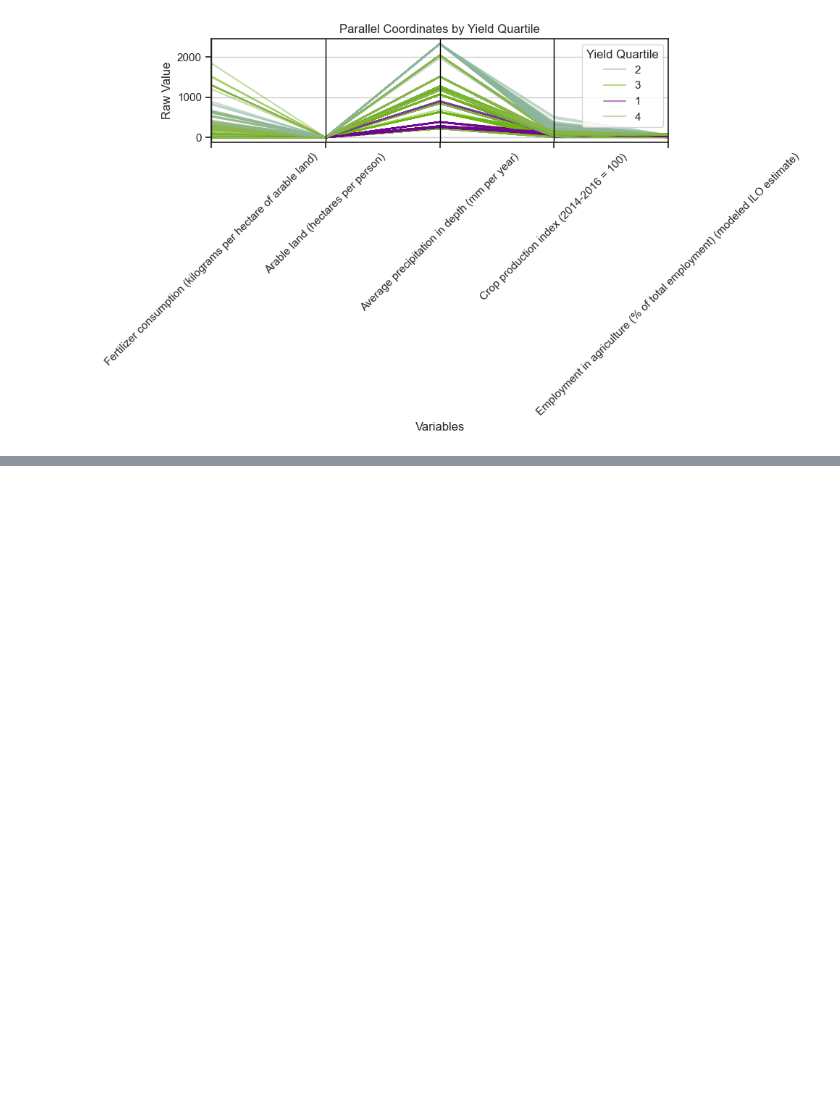
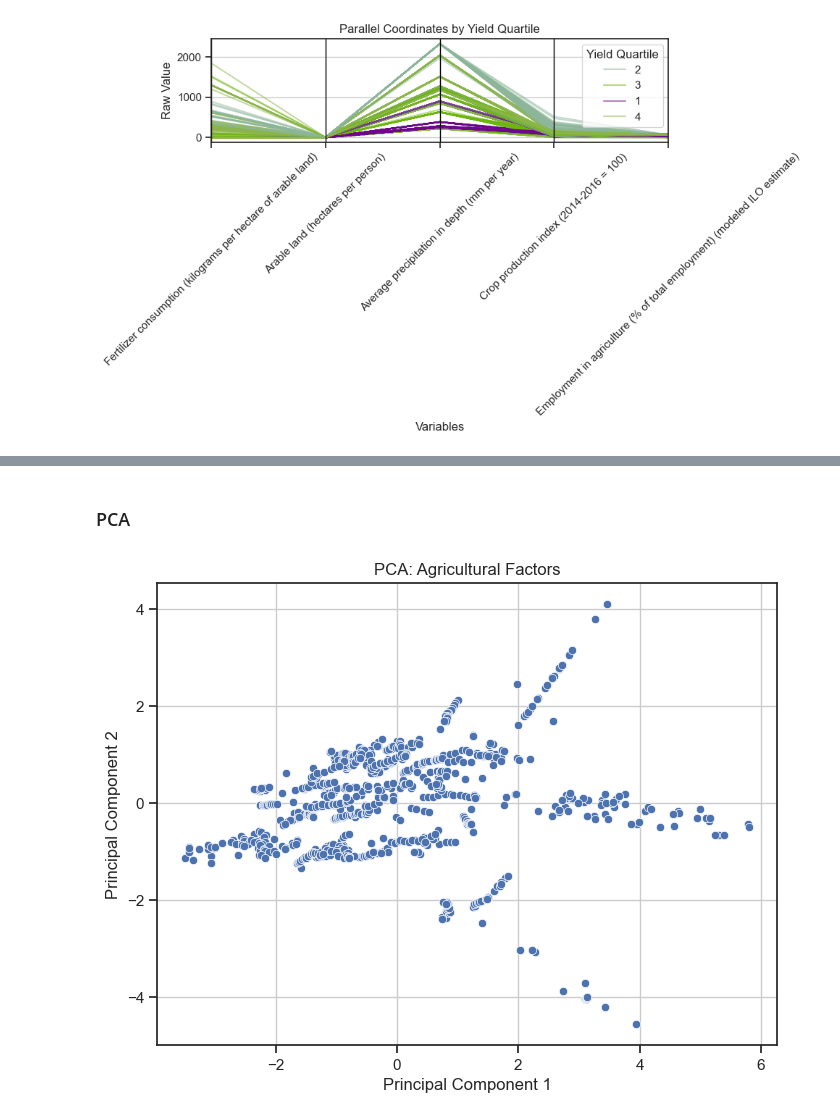
Before and after one commit to Rodgerdev/east-africa-fertilizer-project, a Jupyter notebook: east_africa_proj.ipynb, the cells around one changed output, grey strips where cells are left out. Cells and saved outputs as stored; diff of their text form; code cells hidden in the pictures; blank space fills up the shorter version.

```diff
--- a/east_africa_proj.ipynb
+++ b/east_africa_proj.ipynb
@@ -662,0 +662,20 @@ plt.show()
+# %% [markdown]
+### PCA
+# %%
+# Standardize
+X_scaled = StandardScaler().fit_transform(df_mv)
+
+# Apply PCA
+pca = PCA(n_components=2)
+components = pca.fit_transform(X_scaled)
+
+# Plot
+plt.figure(figsize=(8,6))
+sns.scatterplot(x=components[:,0], y=components[:,1])
+plt.title('PCA: Agricultural Factors')
+plt.xlabel('Principal Component 1')
+plt.ylabel('Principal Component 2')
+plt.grid(True)
+plt.show()
+# %% [output]
+[figure, added]
```
Also changed, not shown: parts of 15 cells of this notebook.
